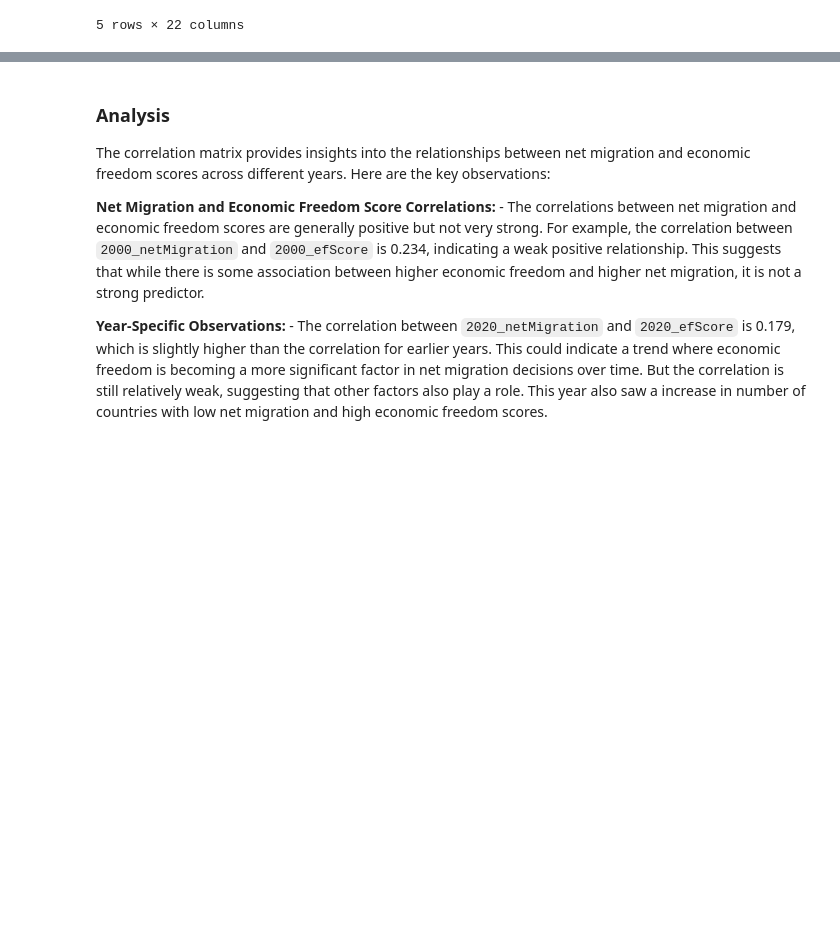
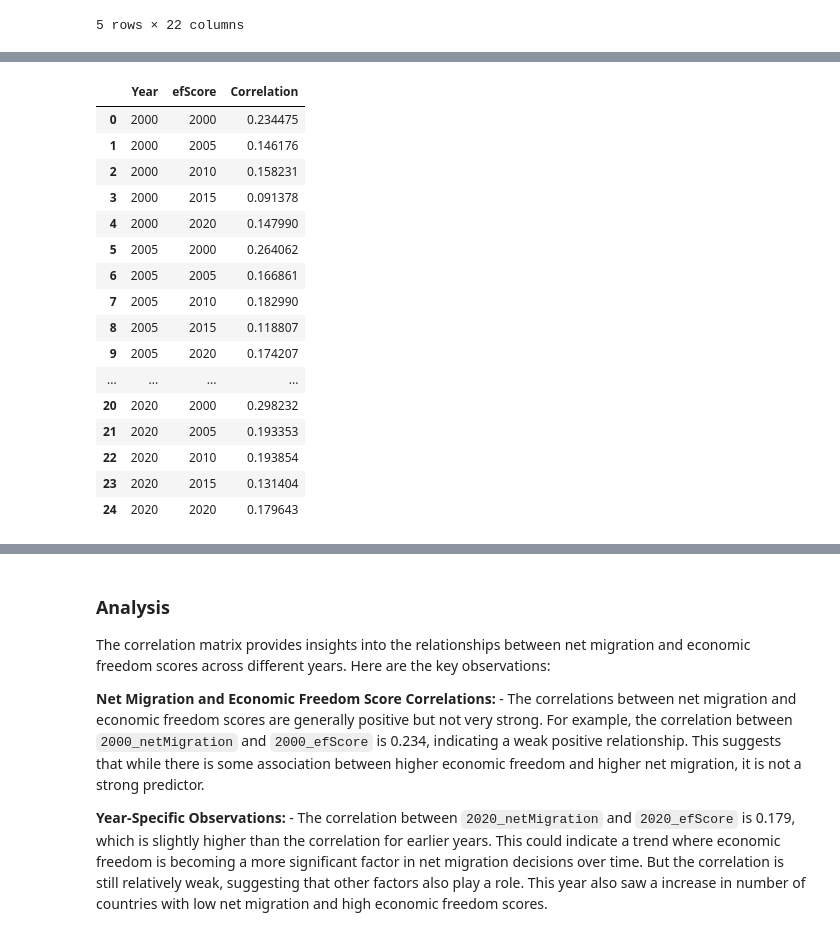
Before and after one commit to anshimathur/group-4-project-1, a Jupyter notebook: migration_economic_freedom_analysis.ipynb, the cells around one changed output, grey strips where cells are left out. Cells and saved outputs as stored; diff of their text form; code cells hidden in the pictures; blank space fills up the shorter version.

```diff
--- a/migration_economic_freedom_analysis.ipynb
+++ b/migration_economic_freedom_analysis.ipynb
@@ -670,3 +736,8 @@ correlation_df
 | 2015_efScore | 0.091378 | 0.800661 | 0.118807 | 0.908741 | 0.112374 | 0.954381 | ... |
 | 2020_netMigration | 0.932570 | 0.298232 | 0.961165 | 0.193353 | 0.975353 | 0.193854 | ... |
 | 2020_efScore | 0.147990 | 0.785510 | 0.174207 | 0.899395 | 0.169996 | 0.919818 | ... |
+# %%
+#remove the net migration columns and the efScore rows
+cleaned_correlation_df = correlation_df.drop(['2000_netMigration', '2005_netMigration', '2010_netMigration', '2015_netMigration', '2020_netMigration'], axis=1)
+cleaned_correlation_df = cleaned_correlation_df.drop(['2000_efScore', '2005_efScore', '2010_efScore', '2015_efScore', '2020_efScore'], axis=0)
+cleaned_correlation_df
@@ -672,0 +763,24 @@ correlation_df
+# %%
+#create a dataframe with the vaues of only the cells that have matching rows and column names
+correlation_values = cleaned_correlation_df.where(cleaned_correlation_df < 1)
+correlation_values = correlation_values.stack().reset_index()
+correlation_values.columns = ['Year', 'efScore', 'Correlation']
+correlation_values
+# %% [output]
+|  | Year | efScore | Correlation |
+| 0 | 2000 | 2000 | 0.234475 |
+| 1 | 2000 | 2005 | 0.146176 |
+| 2 | 2000 | 2010 | 0.158231 |
+| 3 | 2000 | 2015 | 0.091378 |
+| 4 | 2000 | 2020 | 0.147990 |
+| 5 | 2005 | 2000 | 0.264062 |
+| 6 | 2005 | 2005 | 0.166861 |
+| 7 | 2005 | 2010 | 0.182990 |
+| 8 | 2005 | 2015 | 0.118807 |
+| 9 | 2005 | 2020 | 0.174207 |
+| ... | ... | ... | ... |
+| 20 | 2020 | 2000 | 0.298232 |
+| 21 | 2020 | 2005 | 0.193353 |
+| 22 | 2020 | 2010 | 0.193854 |
+| 23 | 2020 | 2015 | 0.131404 |
+| 24 | 2020 | 2020 | 0.179643 |
```
Also changed, not shown: parts of 14 cells of this notebook, 1 other file.
